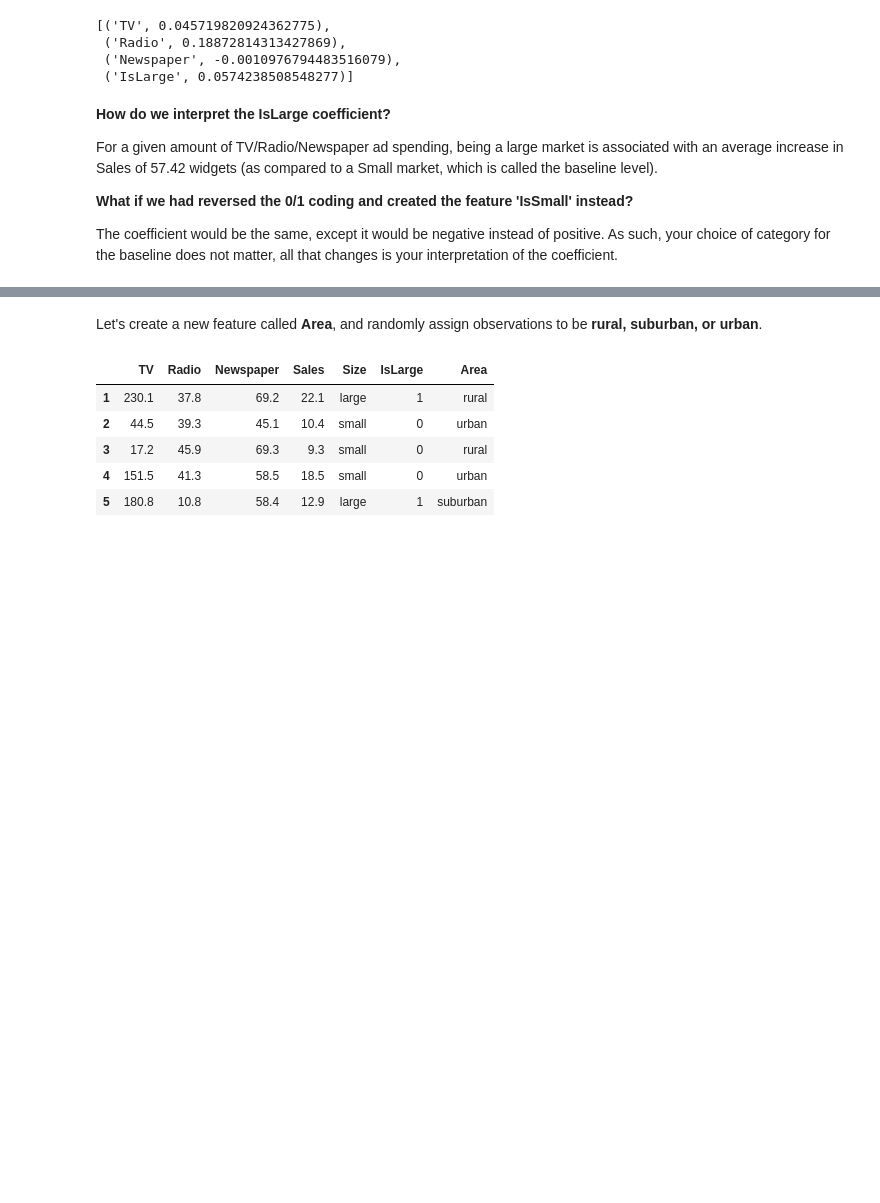
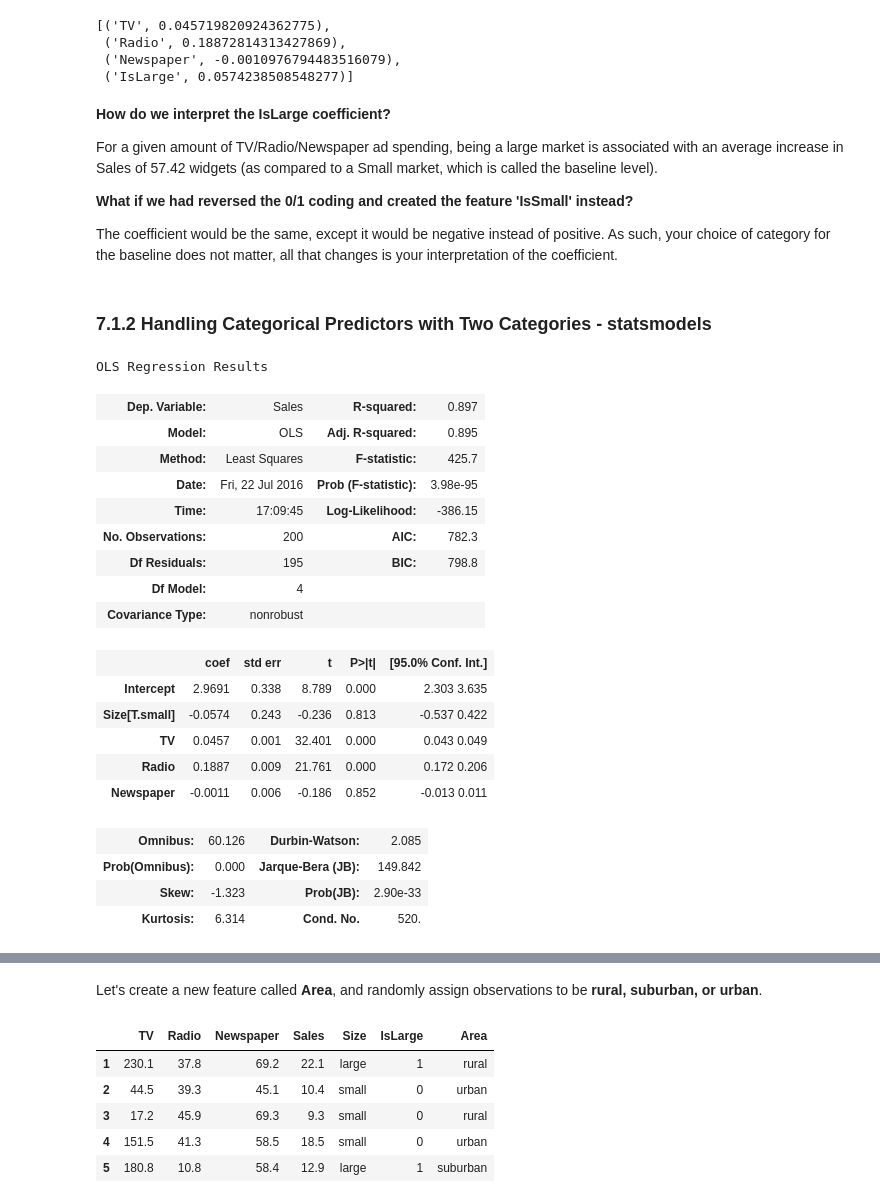
Before and after one commit to felixfan/scripts, a Jupyter notebook: python/ipynb/linear-regression-sklearn-statsmodels.ipynb, the cells around one changed output, grey strips where cells are left out. Drawn from its saved outputs; the diff is of its cells as text; code cells hidden in the pictures; blank space fills up the shorter version.

```diff
--- a/python/ipynb/linear-regression-sklearn-statsmodels.ipynb
+++ b/python/ipynb/linear-regression-sklearn-statsmodels.ipynb
@@ -468,3 +474,29 @@ For a given amount of TV/Radio/Newspaper ad spending, being a large market is as
 **What if we had reversed the 0/1 coding and created the feature 'IsSmall' instead?**
 
 The coefficient would be the same, except it would be negative instead of positive. As such, your choice of category for the baseline does not matter, all that changes is your interpretation of the coefficient.
+# %% [markdown]
+### 7.1.2 Handling Categorical Predictors with Two Categories - statsmodels
+# %%
+lm6 = smf.ols(formula='Sales ~ TV + Radio + Newspaper + Size', data=data).fit()
+lm6.summary()
+# %% [output]
+OLS Regression Results
+| Dep. Variable: | Sales | R-squared: | 0.897 |
+| Model: | OLS | Adj. R-squared: | 0.895 |
+| Method: | Least Squares | F-statistic: | 425.7 |
+| Date: | Fri, 22 Jul 2016 | Prob (F-statistic): | 3.98e-95 |
+| Time: | 17:09:45 | Log-Likelihood: | -386.15 |
+| No. Observations: | 200 | AIC: | 782.3 |
+| Df Residuals: | 195 | BIC: | 798.8 |
+| Df Model: | 4 |  |  |
+| Covariance Type: | nonrobust |  |  |
+|  | coef | std err | t | P>|t| | [95.0% Conf. Int.] |
+| Intercept | 2.9691 | 0.338 | 8.789 | 0.000 | 2.303 3.635 |
+| Size[T.small] | -0.0574 | 0.243 | -0.236 | 0.813 | -0.537 0.422 |
+| TV | 0.0457 | 0.001 | 32.401 | 0.000 | 0.043 0.049 |
+| Radio | 0.1887 | 0.009 | 21.761 | 0.000 | 0.172 0.206 |
+| Newspaper | -0.0011 | 0.006 | -0.186 | 0.852 | -0.013 0.011 |
+| Omnibus: | 60.126 | Durbin-Watson: | 2.085 |
+| Prob(Omnibus): | 0.000 | Jarque-Bera (JB): | 149.842 |
+| Skew: | -1.323 | Prob(JB): | 2.90e-33 |
+| Kurtosis: | 6.314 | Cond. No. | 520. |
```
Also changed, not shown: parts of 20 cells of this notebook.
